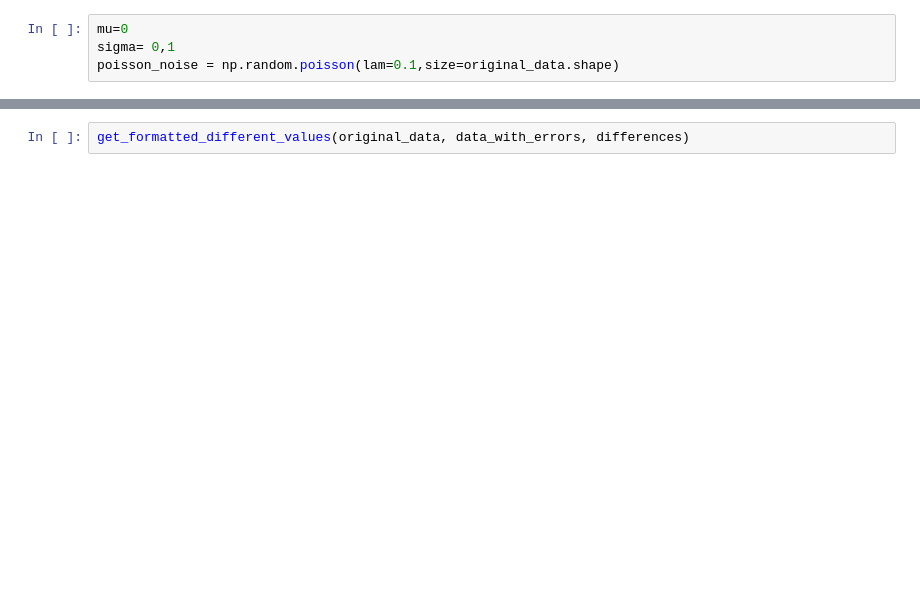
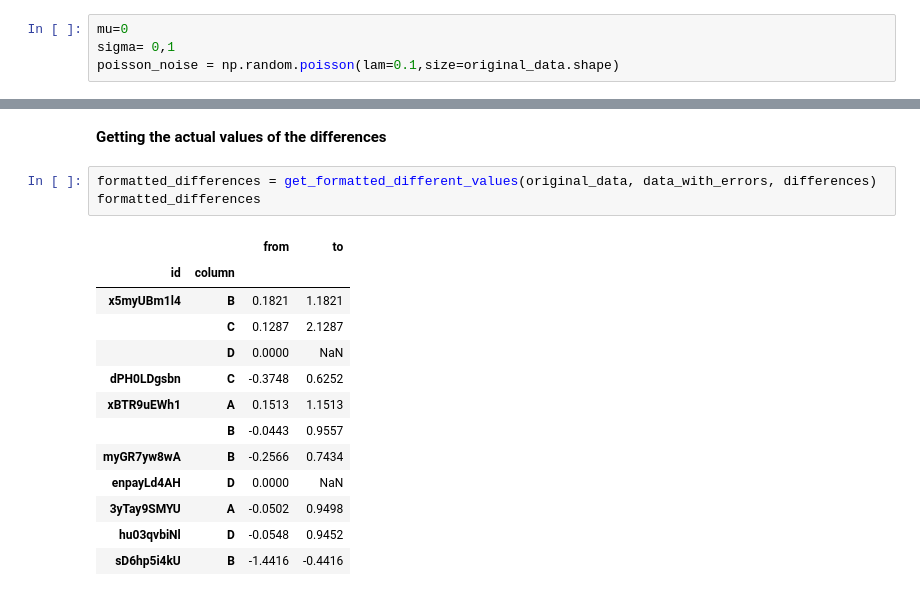
Before and after one commit to youarhache/compare_tables, a Jupyter notebook: client_notebook.ipynb, the cells around one changed output, grey strips where cells are left out. Drawn from its saved outputs; the diff is of its cells as text; blank space fills up the shorter version.

```diff
--- a/client_notebook.ipynb
+++ b/client_notebook.ipynb
@@ -21,2 +93,19 @@ get_column_difference_percentages(differences, original_data.dtypes)
+# %% [markdown]
+**Getting the actual values of the differences**
 # %%
-get_formatted_different_values(original_data, data_with_errors, differences)
+formatted_differences = get_formatted_different_values(original_data, data_with_errors, differences)
+formatted_differences
+# %% [output]
+|  |  | from | to |
+| id | column |  |  |
+| x5myUBm1l4 | B | 0.1821 | 1.1821 |
+|  | C | 0.1287 | 2.1287 |
+|  | D | 0.0000 | NaN |
+| dPH0LDgsbn | C | -0.3748 | 0.6252 |
+| xBTR9uEWh1 | A | 0.1513 | 1.1513 |
+|  | B | -0.0443 | 0.9557 |
+| myGR7yw8wA | B | -0.2566 | 0.7434 |
+| enpayLd4AH | D | 0.0000 | NaN |
+| 3yTay9SMYU | A | -0.0502 | 0.9498 |
+| hu03qvbiNl | D | -0.0548 | 0.9452 |
+| sD6hp5i4kU | B | -1.4416 | -0.4416 |
```
Also changed, not shown: parts of 17 cells of this notebook, 2 other files.
